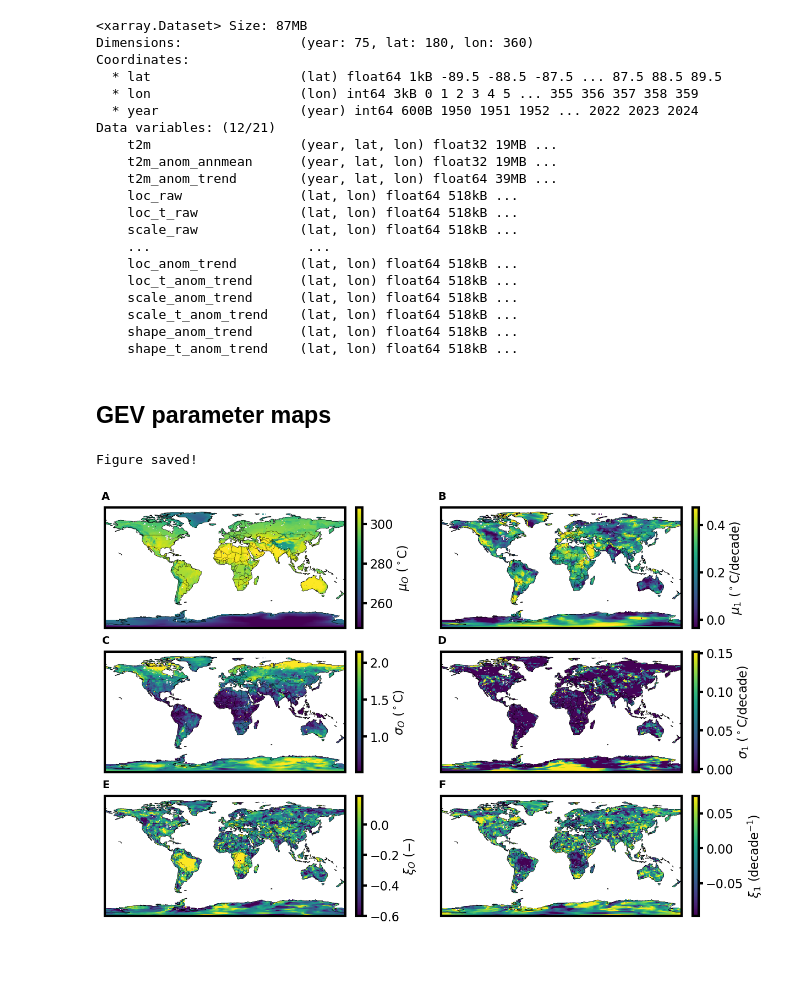
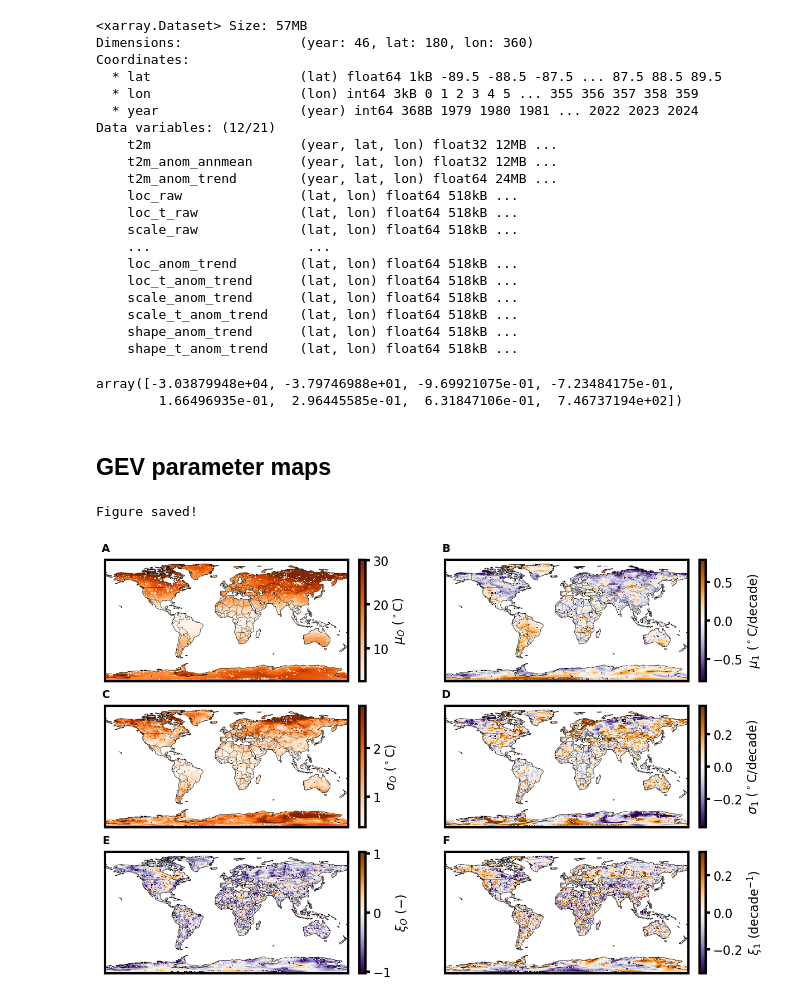
Before and after one commit to adam-bauer-34/gev-heat-waves, a Jupyter notebook: nonstat_era5_gev_analysis.ipynb, the cells around one changed output. Saved outputs shown, nothing was run; the diff lists cells and outputs as text; code cells hidden in the pictures; blank space fills up the shorter version.

```diff
--- a/nonstat_era5_gev_analysis.ipynb
+++ b/nonstat_era5_gev_analysis.ipynb
@@ -28,21 +28,21 @@ np.random.seed(4)
 
 save_figs = True
 # %%
-ds_max = xr.open_dataset(DATA_ROOT / 'ERA5' / 'gev' / 'era5_t2m_annual_max_1deg_landonly_gev_nonstat_TMIN1950.nc', engine='netcdf4')
-ds_min = xr.open_dataset(DATA_ROOT / 'ERA5' / 'gev' / 'era5_t2m_annual_min_1deg_landonly_gev_nonstat_TMIN1950.nc', engine='netcdf4')
+ds_max = xr.open_dataset(DATA_ROOT / 'ERA5' / 'gev' / 'era5_t2m_annual_max_1deg_landonly_gev_nonstat_TMIN1979.nc', engine='netcdf4')
+ds_min = xr.open_dataset(DATA_ROOT / 'ERA5' / 'gev' / 'era5_t2m_annual_min_1deg_landonly_gev_nonstat_TMIN1979.nc', engine='netcdf4')
 # %%
 ds_max
 # %% [output]
-<xarray.Dataset> Size: 87MB
-Dimensions:               (year: 75, lat: 180, lon: 360)
+<xarray.Dataset> Size: 57MB
+Dimensions:               (year: 46, lat: 180, lon: 360)
 Coordinates:
   * lat                   (lat) float64 1kB -89.5 -88.5 -87.5 ... 87.5 88.5 89.5
   * lon                   (lon) int64 3kB 0 1 2 3 4 5 ... 355 356 357 358 359
-  * year                  (year) int64 600B 1950 1951 1952 ... 2022 2023 2024
+  * year                  (year) int64 368B 1979 1980 1981 ... 2022 2023 2024
 Data variables: (12/21)
-    t2m                   (year, lat, lon) float32 19MB ...
-    t2m_anom_annmean      (year, lat, lon) float32 19MB ...
-    t2m_anom_trend        (year, lat, lon) float64 39MB ...
+    t2m                   (year, lat, lon) float32 12MB ...
+    t2m_anom_annmean      (year, lat, lon) float32 12MB ...
+    t2m_anom_trend        (year, lat, lon) float64 24MB ...
     loc_raw               (lat, lon) float64 518kB ...
     loc_t_raw             (lat, lon) float64 518kB ...
     scale_raw             (lat, lon) float64 518kB ...
@@ -53,6 +53,11 @@ Data variables: (12/21)
     scale_t_anom_trend    (lat, lon) float64 518kB ...
     shape_anom_trend      (lat, lon) float64 518kB ...
     shape_t_anom_trend    (lat, lon) float64 518kB ...
+# %%
+np.nanpercentile(ds_max['shape_anom_annmean'].values.flatten(), [0.1, 1, 5, 10, 90, 95, 99, 99.9])
+# %% [output]
+array([-3.03879948e+04, -3.79746988e+01, -9.69921075e-01, -7.23484175e-01,
+        1.66496935e-01,  2.96445585e-01,  6.31847106e-01,  7.46737194e+02])
 # %% [markdown]
 ## GEV parameter maps
 # %%
@@ -94,7 +99,9 @@ def plot_nonstat_gev_parameters(ds, anom_type, vars, suptitle=None, save_fig=Tru
            ds[f'shape_t_{anom_type}'] / len(ds.year.values) * 10.  # convert to per decade
     ]
 
-    for it, da, var in zip(axes.items(), das, vars):
+    always_positive = [0, 2]  # parameters that are always positive
+
+    for idx, (it, da, var) in enumerate(zip(axes.items(), das, vars)):
         lab, ax = it
         # Add map features
         ax.add_feature(cfeature.COASTLINE, linewidth=0.5)
@@ -102,14 +109,26 @@ def plot_nonstat_gev_parameters(ds, anom_type, vars, suptitle=None, save_fig=Tru
         ax.add_feature(cfeature.LAND, facecolor="lightgray", alpha=0.5)
         ax.add_feature(cfeature.OCEAN, facecolor="white")
 
+        if idx in always_positive:
+            # Use sequential colormap (one half of PuOr) for always-positive parameters
+            cmap = "Oranges"  # Or "YlOrBr" for consistency with orange side of PuOr
+            vmin = np.nanpercentile(da.values, 5)
+            vmax = np.nanpercentile(da.values, 95)
+
+        else:
+            # Use diverging colormap centered on zero for parameters that can be +/-
+            cmap = "PuOr_r"
+            vmax = np.nanpercentile(np.abs(da.values), 95)
+            vmin = -vmax
+
         # Plot the parameter
         im = da.plot(
             ax=ax,
             transform=ccrs.PlateCarree(),
-            cmap="viridis",
+            cmap=cmap,
             add_colorbar=False,
-            vmin=np.nanpercentile(da.values, 5),
-            vmax=np.nanpercentile(da.values, 95)
+            vmin=vmin,
+            vmax=vmax
         )
 
         # Add an aligned colorbar on the right of each plot
@@ -134,14 +153,14 @@ def plot_nonstat_gev_parameters(ds, anom_type, vars, suptitle=None, save_fig=Tru
         print('Figure saved!')
     plt.show()
 # %%
-anom_type = 'raw'
+anom_type = 'anom_annmean'
 plot_nonstat_gev_parameters(ds_max, anom_type=anom_type, vars=[r'$\mu_O$ ($^\circ$C)', r'$\mu_1$ ($^\circ$C/decade)',
                                     r'$\sigma_O$ ($^\circ$C)', r'$\sigma_1$ ($^\circ$C/decade)',
                                     r'$\xi_O$ ($-$)', r'$\xi_1$ (decade$^{-1}$)'],
                                     filename_args=[f't2m-anom-max-gev-nonstat-parameters-era5-{anom_type}', 'png', 'figs/analysis'])
 # %% [output]
 Figure saved!
-[figure, old version]
+[figure, new version]
 # %%
 plot_nonstat_gev_parameters(ds_min, anom_type=anom_type, vars=[r'$\mu_O$ ($^\circ$C)', r'$\mu_1$ ($^\circ$C/decade)',
                                     r'$\sigma_O$ ($^\circ$C)', r'$\sigma_1$ ($^\circ$C/decade)',
```
Also changed, not shown: parts of 2 cells of this notebook, 3 other files.
